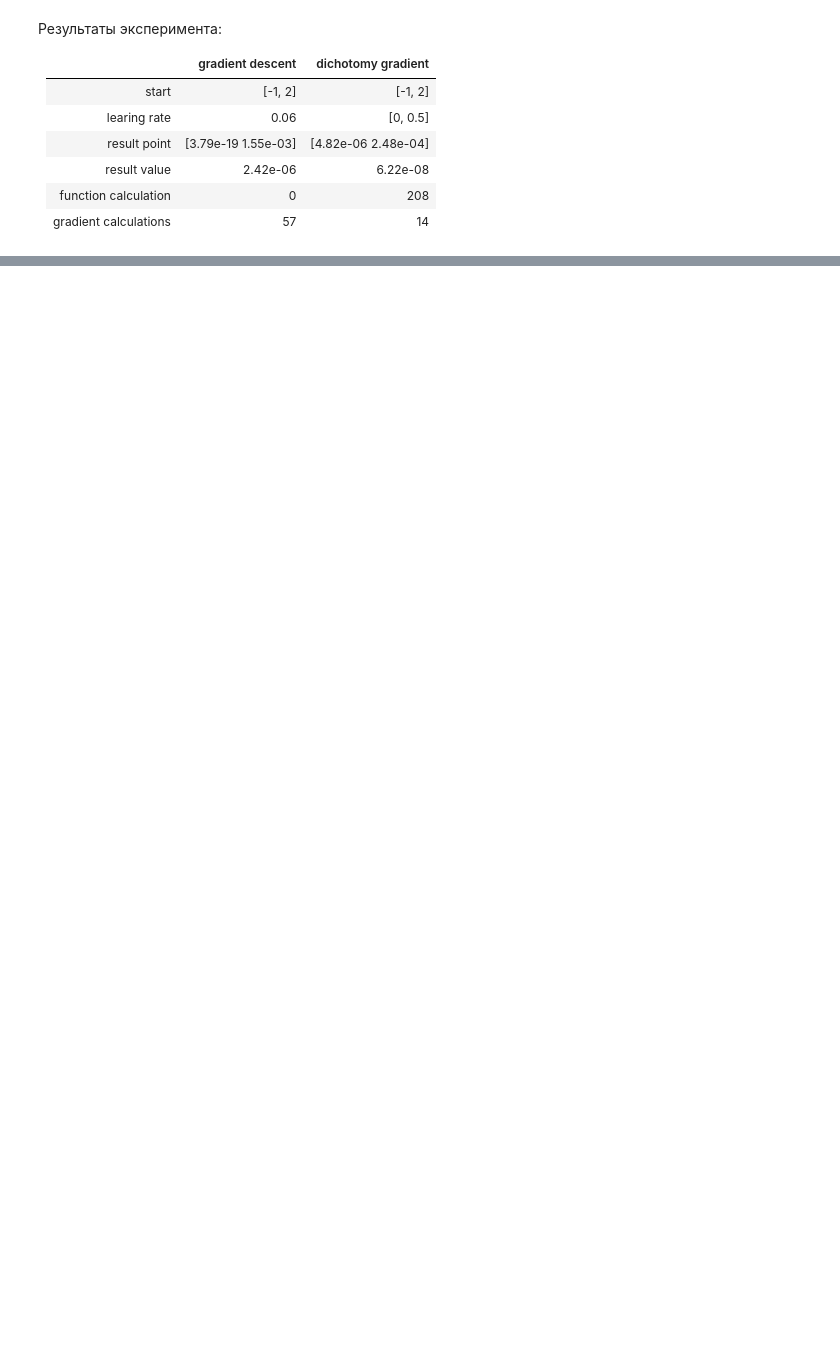
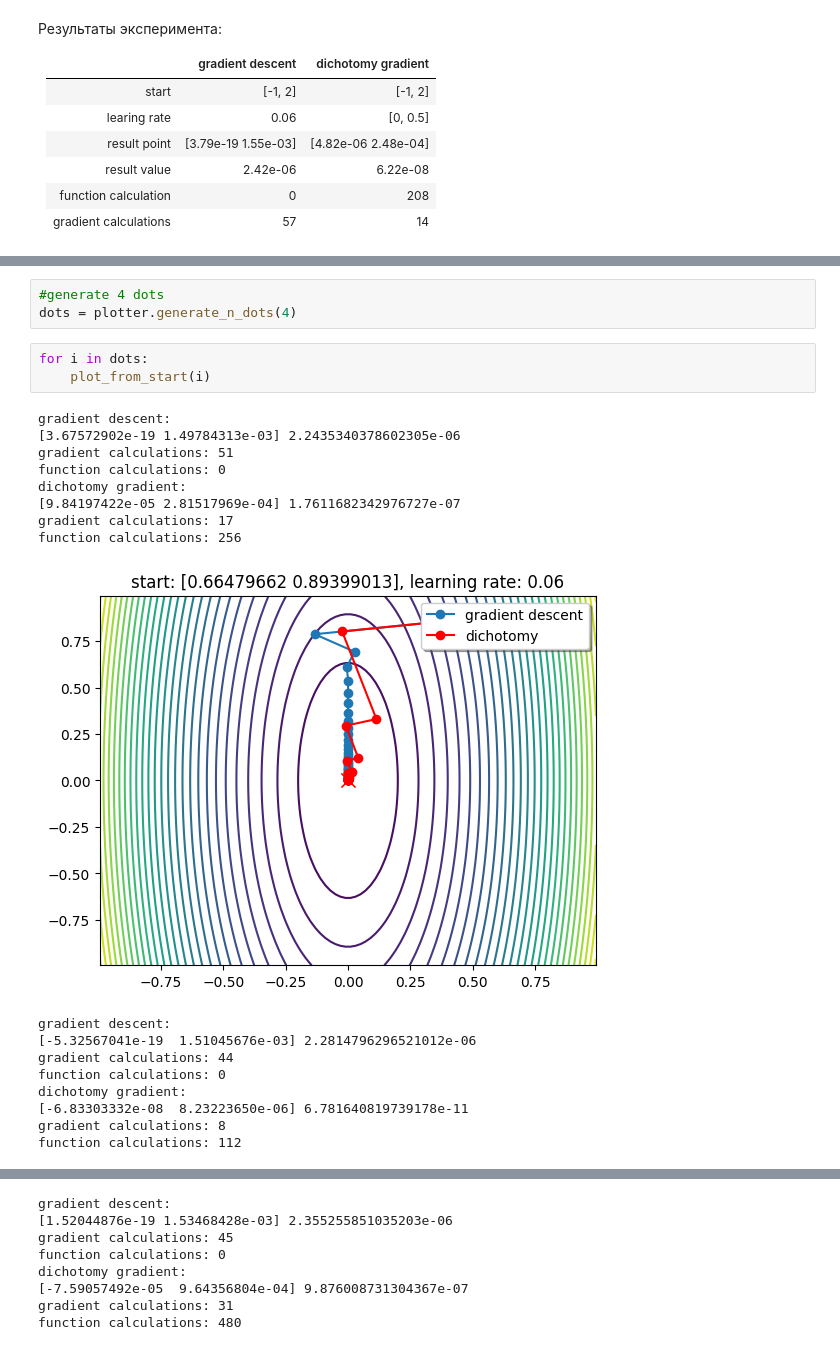
Before and after one commit to ivashka27/met_opt_danya3, a Jupyter notebook: lab1/report.ipynb, the cells around one changed output, grey strips where cells are left out. Drawn from its saved outputs; the diff is of its cells as text; blank space fills up the shorter version.

```diff
--- a/lab1/report.ipynb
+++ b/lab1/report.ipynb
@@ -110,0 +80,24 @@ function calculations: 112
+# %%
+#generate 4 dots
+dots = plotter.generate_n_dots(4)
+# %%
+for i in dots:
+    plot_from_start(i)
+# %% [output]
+gradient descent:
+[3.67572902e-19 1.49784313e-03] 2.2435340378602305e-06
+gradient calculations: 51
+function calculations: 0
+dichotomy gradient:
+[9.84197422e-05 2.81517969e-04] 1.7611682342976727e-07
+gradient calculations: 17
+function calculations: 256
+[figure, added]
+gradient descent:
+[-5.32567041e-19  1.51045676e-03] 2.2814796296521012e-06
+gradient calculations: 44
+function calculations: 0
+dichotomy gradient:
+[-6.83303332e-08  8.23223650e-06] 6.781640819739178e-11
+gradient calculations: 8
+function calculations: 112
@@ -110,0 +105,8 @@ function calculations: 112
+gradient descent:
+[1.52044876e-19 1.53468428e-03] 2.355255851035203e-06
+gradient calculations: 45
+function calculations: 0
+dichotomy gradient:
+[-7.59057492e-05  9.64356804e-04] 9.876008731304367e-07
+gradient calculations: 31
+function calculations: 480
```
Also changed, not shown: parts of 6 cells of this notebook, 1 other file.
